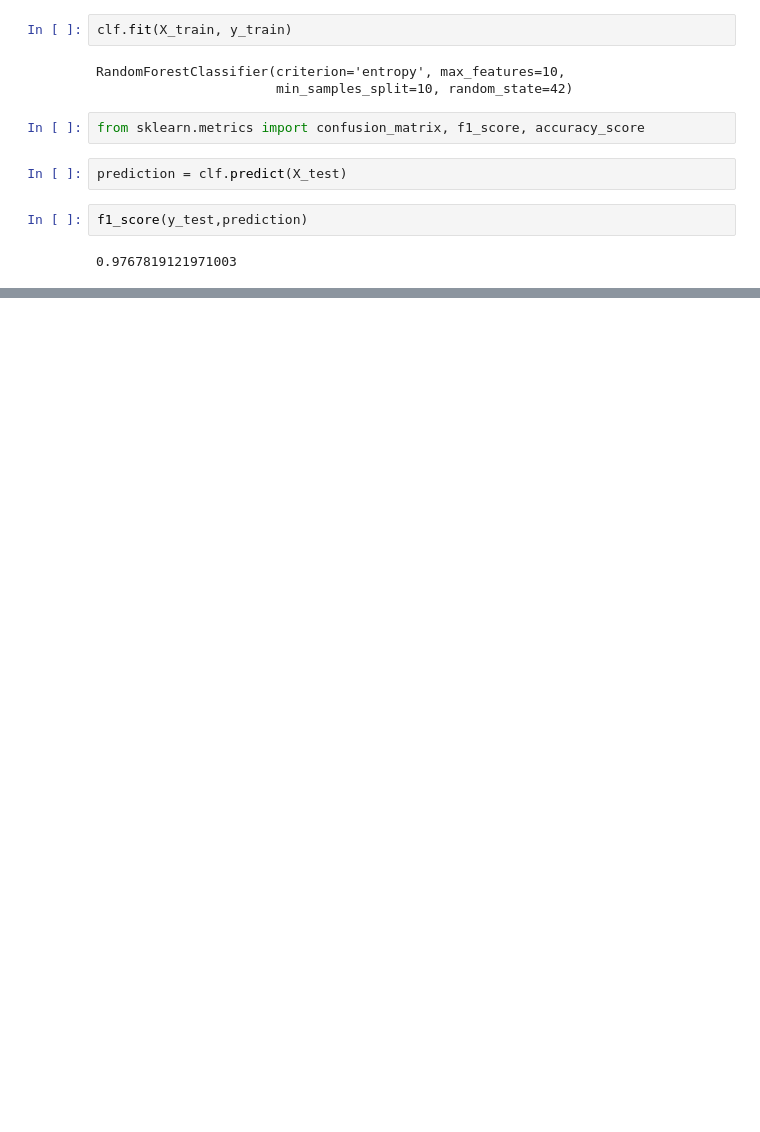
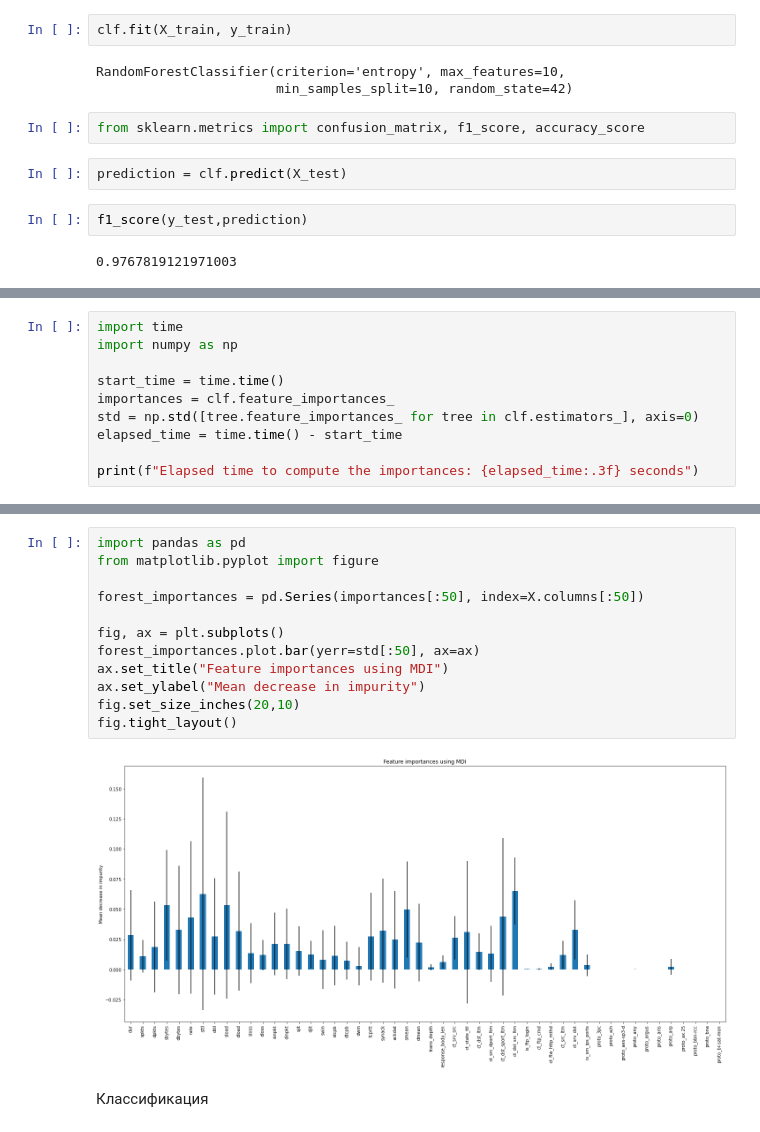
Before and after one commit to alex-chin/Attack_detection, a Jupyter notebook: net_traffik.ipynb, the cells around one changed output, grey strips where cells are left out. Cells and saved outputs as stored; diff of their text form; blank space fills up the shorter version.

```diff
--- a/net_traffik.ipynb
+++ b/net_traffik.ipynb
@@ -226,0 +190,10 @@ array([[12032,   269],
+# %%
+import time
+import numpy as np
+
+start_time = time.time()
+importances = clf.feature_importances_
+std = np.std([tree.feature_importances_ for tree in clf.estimators_], axis=0)
+elapsed_time = time.time() - start_time
+
+print(f"Elapsed time to compute the importances: {elapsed_time:.3f} seconds")
@@ -226,0 +254,16 @@ array([[12032,   269],
+# %%
+import pandas as pd
+from matplotlib.pyplot import figure
+
+forest_importances = pd.Series(importances[:50], index=X.columns[:50])
+
+fig, ax = plt.subplots()
+forest_importances.plot.bar(yerr=std[:50], ax=ax)
+ax.set_title("Feature importances using MDI")
+ax.set_ylabel("Mean decrease in impurity")
+fig.set_size_inches(20,10)
+fig.tight_layout()
+# %% [output]
+[figure, added]
+# %% [markdown]
+Классификация
```
Also changed, not shown: parts of 45 cells of this notebook, 1 other file.
